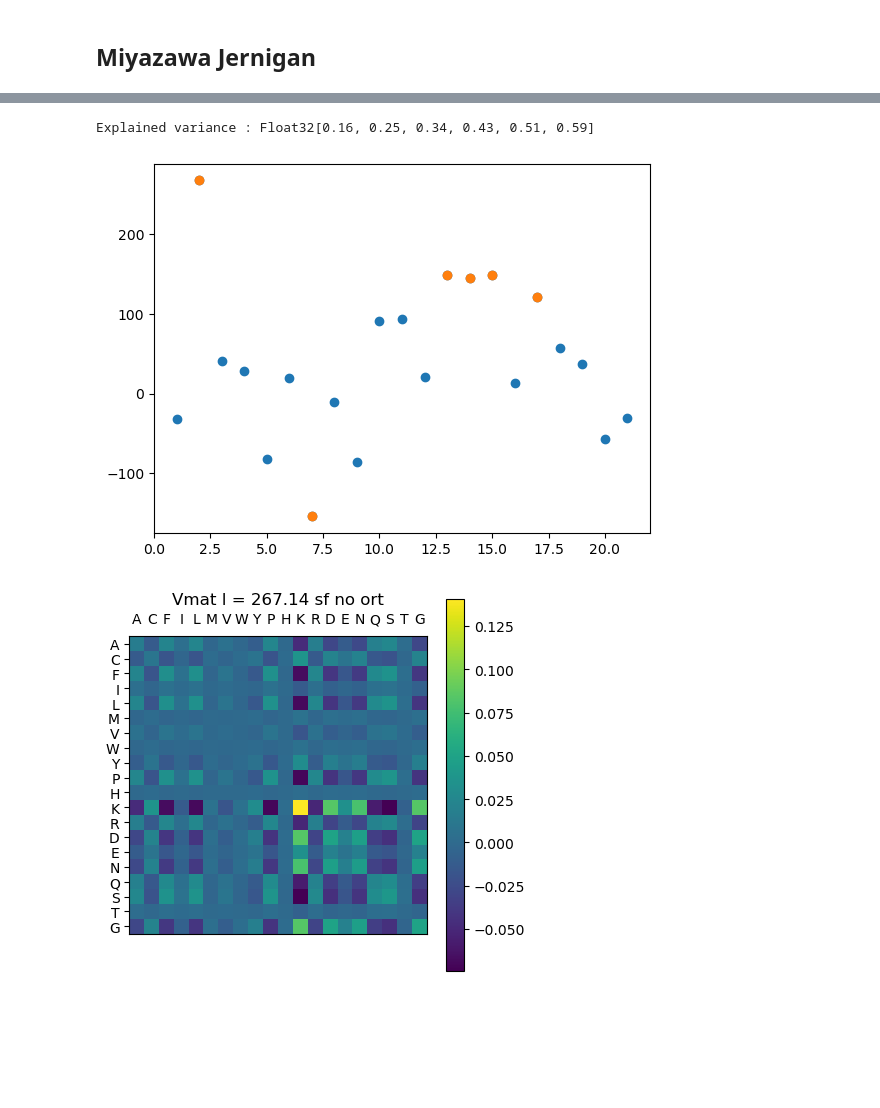
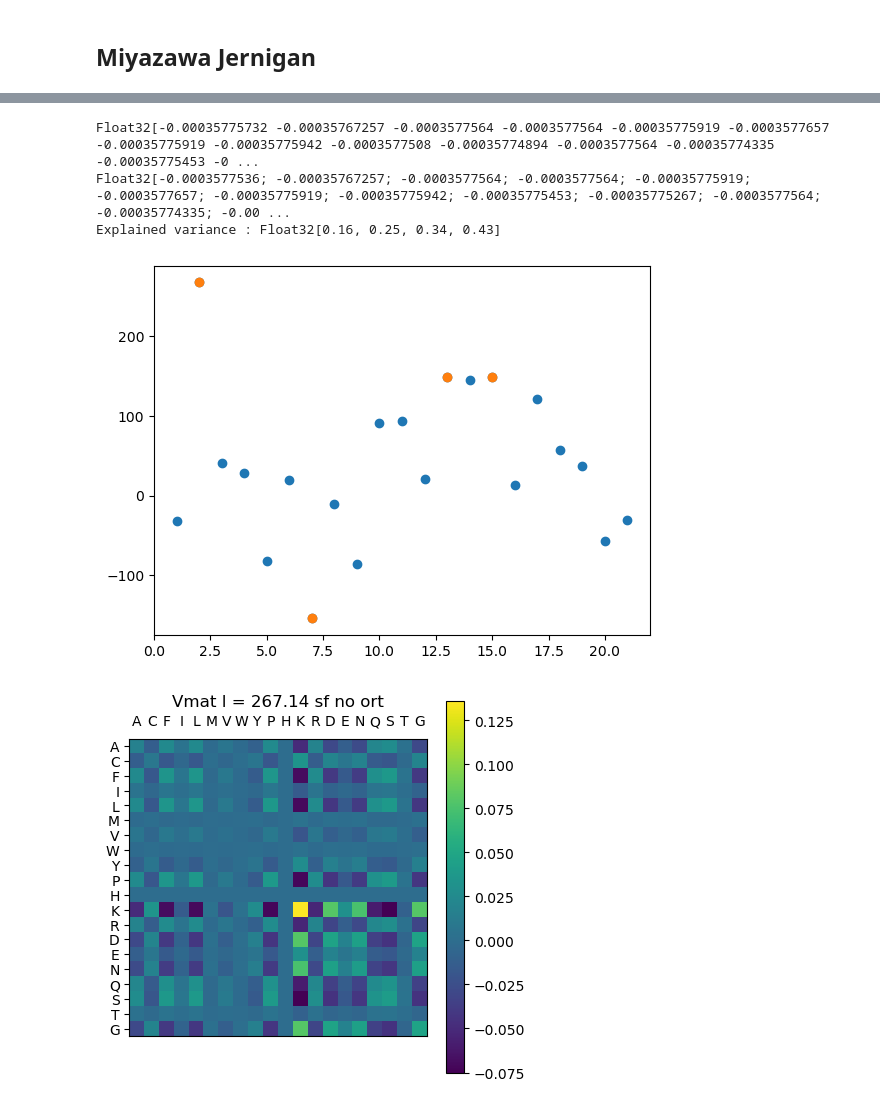
Before and after one commit to leonardodibari/HopfieldDCA.jl, a Jupyter notebook: notebooks/int_matrix.ipynb, the cells around one changed output, grey strips where cells are left out. Drawn from its saved outputs; the diff is of its cells as text; code cells hidden in the pictures; blank space fills up the shorter version.

```diff
--- a/notebooks/int_matrix.ipynb
+++ b/notebooks/int_matrix.ipynb
@@ -46,31 +46,38 @@ function eigen_an(m, n_eig; tit = " ciao")  #the matrix should already be in the
 end
 
 function compute_mat_mf(m)
+    Vm = m.V[order_Martin,:]
     Nf = length(m.Ks)
     H = size(m.V,2)
     JJ = []
     for f in 1:Nf
-        @tullio J[i,j,a,b] := m.Ks[f][i,j,h]*m.V[a,h]*m.V[b,h]*(j!=i)
+        @tullio J[i,j,a,b] := m.Ks[f][i,j,h]*Vm[a,h]*Vm[b,h]*(j!=i)
         push!(JJ, J)
     end
     J0 = [mean(mean(JJ[f], dims = 3), dims=4) for f in 1:Nf]
     JJ_zs = [JJ[f] .- mean(JJ[f], dims = 3) .- mean(JJ[f], dims = 4) .+ J0[f] for f in 1:Nf]
+    println([sum(dropdims(dropdims(mean(mean(JJ_zs[f], dims = 1), dims=2),
+                    dims=1),dims=1), dims=1) for f in 1:Nf])
     e_all = mean([dropdims(dropdims(mean(mean(JJ_zs[f], dims = 1), dims=2),
-                    dims=1),dims=1) for f in 1:Nf])[1:20, 1:20]
-    return e_all[order_Martin,order_Martin]
+                    dims=1),dims=1) for f in 1:Nf])
+    return e_all
 end
 
 function compute_mat_sf(m)
+    Vm = m.V[order_Martin,:]
     H = size(m.V,2)
-    @tullio J[i,j,a,b] := m.K[i,j,h]*m.V[a,h]*m.V[b,h]*(j!=i)
+    @tullio J[i,j,a,b] := m.K[i,j,h]*Vm[a,h]*Vm[b,h]*(j!=i)
     J0 = mean(mean(J, dims = 3), dims=4)
     JJ_zs = J .- mean(J, dims = 3) .- mean(J, dims = 4) .+ J0
     e_all = dropdims(dropdims(mean(mean(JJ_zs, dims = 1), dims=2),
-                    dims=1),dims=1)[1:20, 1:20]
-    return e_all[order_Martin,order_Martin]
+                    dims=1),dims=1)
+    println(sum(e_all, dims=1))
+    println(sum(e_all, dims=2))
+    return e_all
 end
 
 function showVmat_mf(m, n_eig; tit = " ")
+    Nf = length(m.Ks)
     @tullio VV[a, b, h] := m.V[a,h]*m.V[b,h]
     llh = mean([@tullio lam[h] := m1.Ks[f][i,j,h]*(j!=i) for f in 1:Nf]);
     ord = sortperm(abs.(llh), rev=true)
@@ -88,6 +95,10 @@ end
 
 function showVmat_sf(m, n_eig; tit = " ")
     @tullio VV[a, b, h] := m.V[a,h]*m.V[b,h]
+    VV0 = mean(mean(VV,dims = 1), dims=2)
+    VVV = VV .- mean(VV, dims=1) .- mean(VV, dims=2) .- VV0
+    println(sum(VVV[:,:,1], dims=1))
+    println(sum(VVV[:,:,1], dims=2))
     @tullio llh[h] := m1.K[i,j,h]*(j!=i);
     ord = sortperm(abs.(llh), rev=true)
     ll = llh[sortperm(abs.(llh), rev=true)]
@@ -97,7 +108,7 @@ function showVmat_sf(m, n_eig; tit = " ")
     print("Explained variance : ")
     println(ex_var)
     for i in 1:n_eig
-        int_matr(VV[order_Martin,order_Martin, ord[i]],
+        int_matr(VVV[order_Martin,order_Martin, ord[i]],
         titolo = true, nametitle = "Vmat l = $(round(ll[i], digits=2)) " * tit);
     end
     return VV
@@ -257,8 +189,10 @@ Explained Var : Float32[0.22, 0.39, 0.51, 0.6, 0.68, 0.75]
 # %%
 @load "../../DataAttentionDCA/data/PF00014/ortfalse_parsH21η0.5λ0.001T200.jld2"
-m1 = m ; n_eig = 6;
+m1 = m ; n_eig = 4;
 VV1 = showVmat_sf(m1, n_eig, tit = "sf no ort");
 # %% [output]
-Explained variance : Float32[0.16, 0.25, 0.34, 0.43, 0.51, 0.59]
+Float32[-0.00035775732 -0.00035767257 -0.0003577564 -0.0003577564 -0.00035775919 -0.0003577657 -0.00035775919 -0.00035775942 -0.0003577508 -0.00035774894 -0.0003577564 -0.00035774335 -0.00035775453 -0 ...
+Float32[-0.0003577536; -0.00035767257; -0.0003577564; -0.0003577564; -0.00035775919; -0.0003577657; -0.00035775919; -0.00035775942; -0.00035775453; -0.00035775267; -0.0003577564; -0.00035774335; -0.00 ...
+Explained variance : Float32[0.16, 0.25, 0.34, 0.43]
-[figure, old version]
+[figure, new version]
-[figure, old version]
+[figure, new version]
```
Also changed, not shown: parts of 20 cells of this notebook, 1 other file.
